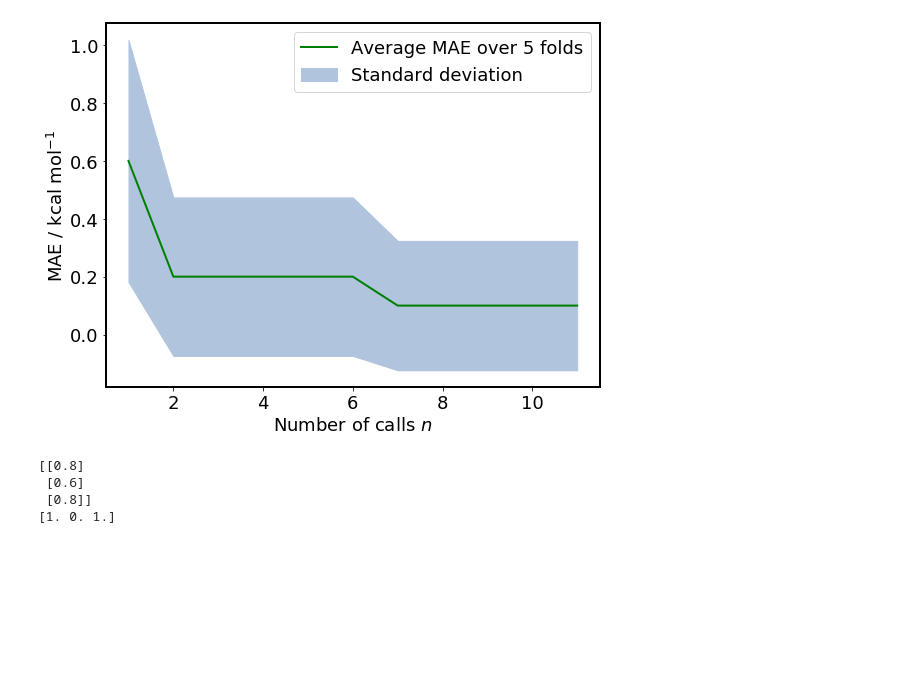
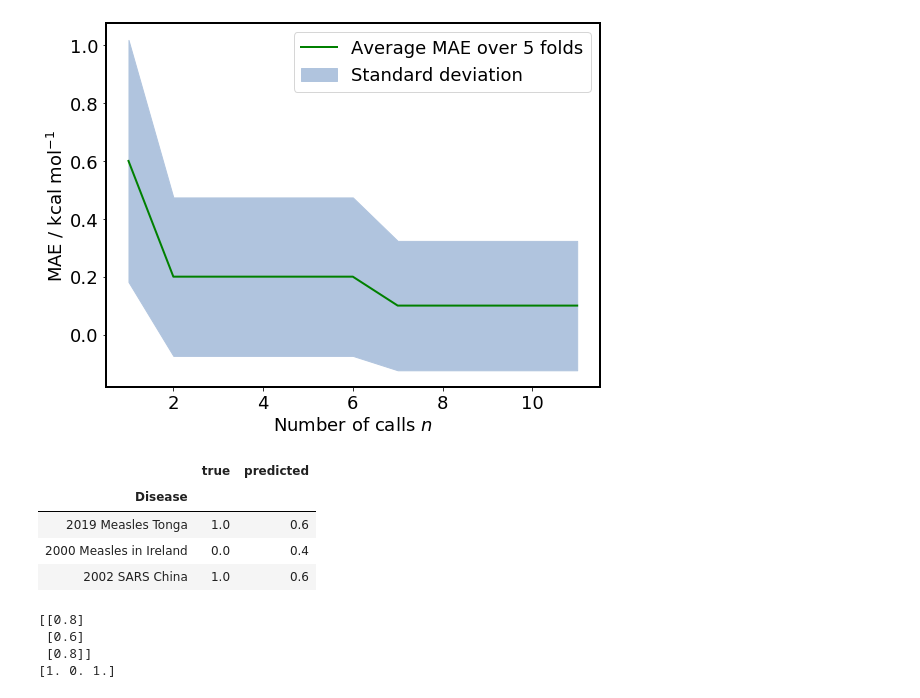
Before and after one commit to WilsonWeiWU/OUTBRAIK, a Jupyter notebook: outbraik/notebooks/OUTBRAIK.ipynb, the cells around one changed output. Cells and saved outputs as stored; diff of their text form; code cells hidden in the pictures; blank space fills up the shorter version.

```diff
--- a/outbraik/notebooks/OUTBRAIK.ipynb
+++ b/outbraik/notebooks/OUTBRAIK.ipynb
@@ -356,6 +356,28 @@ def model_predict(model_num, test_entry):
     model = tf.keras.models.load_model('/Users/wilsonwu/OUTBRAIK/outbraik/data/06_models/fold_' + str(model_num) + '_model.h5')
 
     return model.predict(test_entry)
+# %%
+def test_model(test_set, n_splits):
+    n_splits = 5
+    test_X = test_set.iloc[:,:-1]
+    test_y = test_set.iloc[:,-1]
+    predict_per_fold = [model_predict(fold_num, test_X.to_numpy()) for fold_num in range(1, n_splits + 1)]
+    predict_y = np.average(predict_per_fold, axis=0)
+
+    predict_y = [x[0] for x in predict_y]
+    results_dict = {'true': test_y, 'predicted': predict_y}
+    df = pd.DataFrame.from_dict(results_dict, orient='columns')
+    df.to_csv('/Users/wilsonwu/OUTBRAIK/outbraik/data/08_reporting/predictions.csv')
+
+    return df
+# %%
+test_model(test_set, 5)
+# %% [output]
+|  | true | predicted |
+| Disease |  |  |
+| 2019 Measles Tonga | 1.0 | 0.6 |
+| 2000 Measles in Ireland | 0.0 | 0.4 |
+| 2002 SARS China | 1.0 | 0.6 |
 # %%
 n_splits = 5
 predict_per_fold = [model_predict(fold_num, test_X.to_numpy()) for fold_num in range(1, n_splits + 1)]
```
Also changed, not shown: 2 other files.
